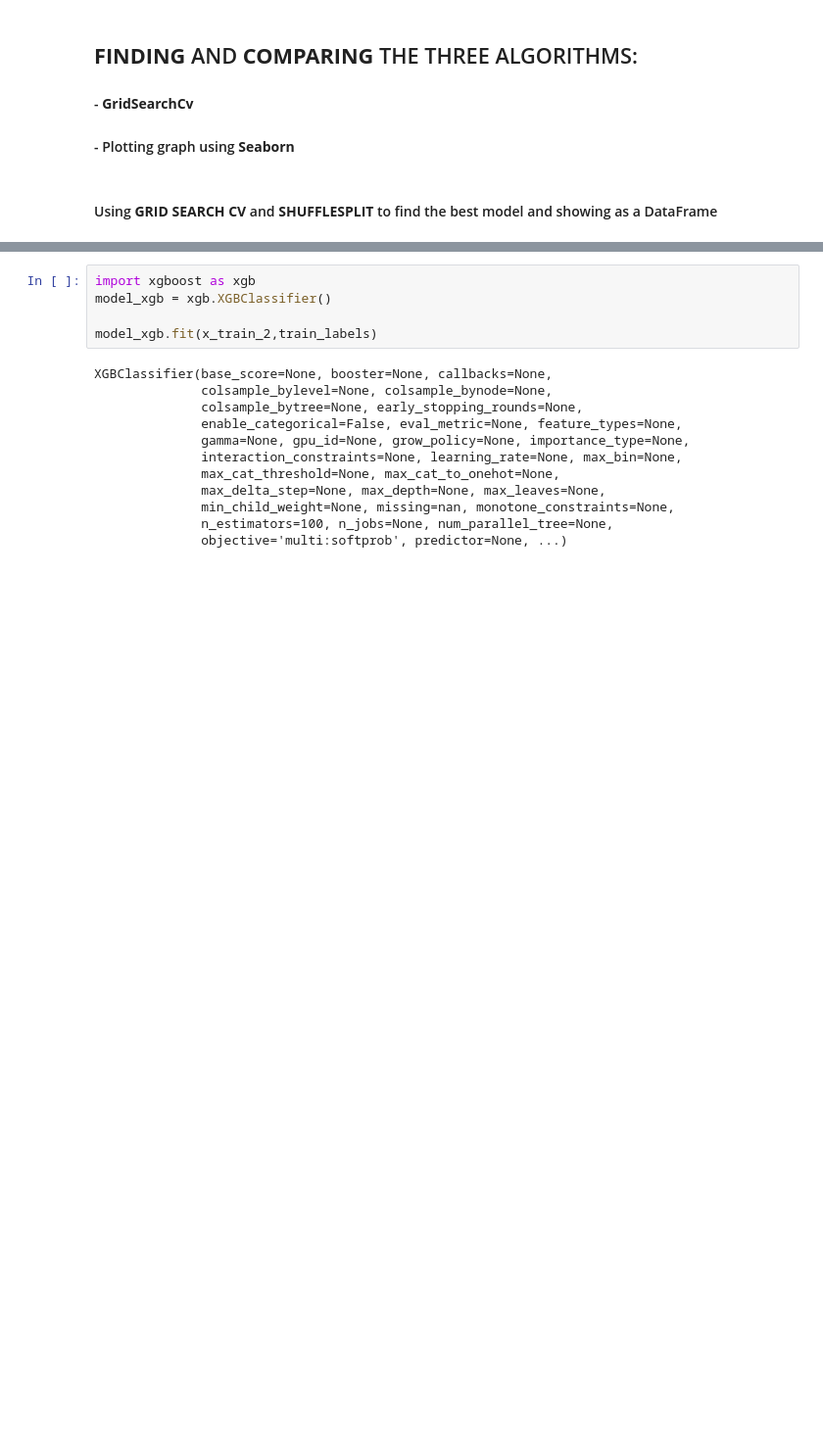
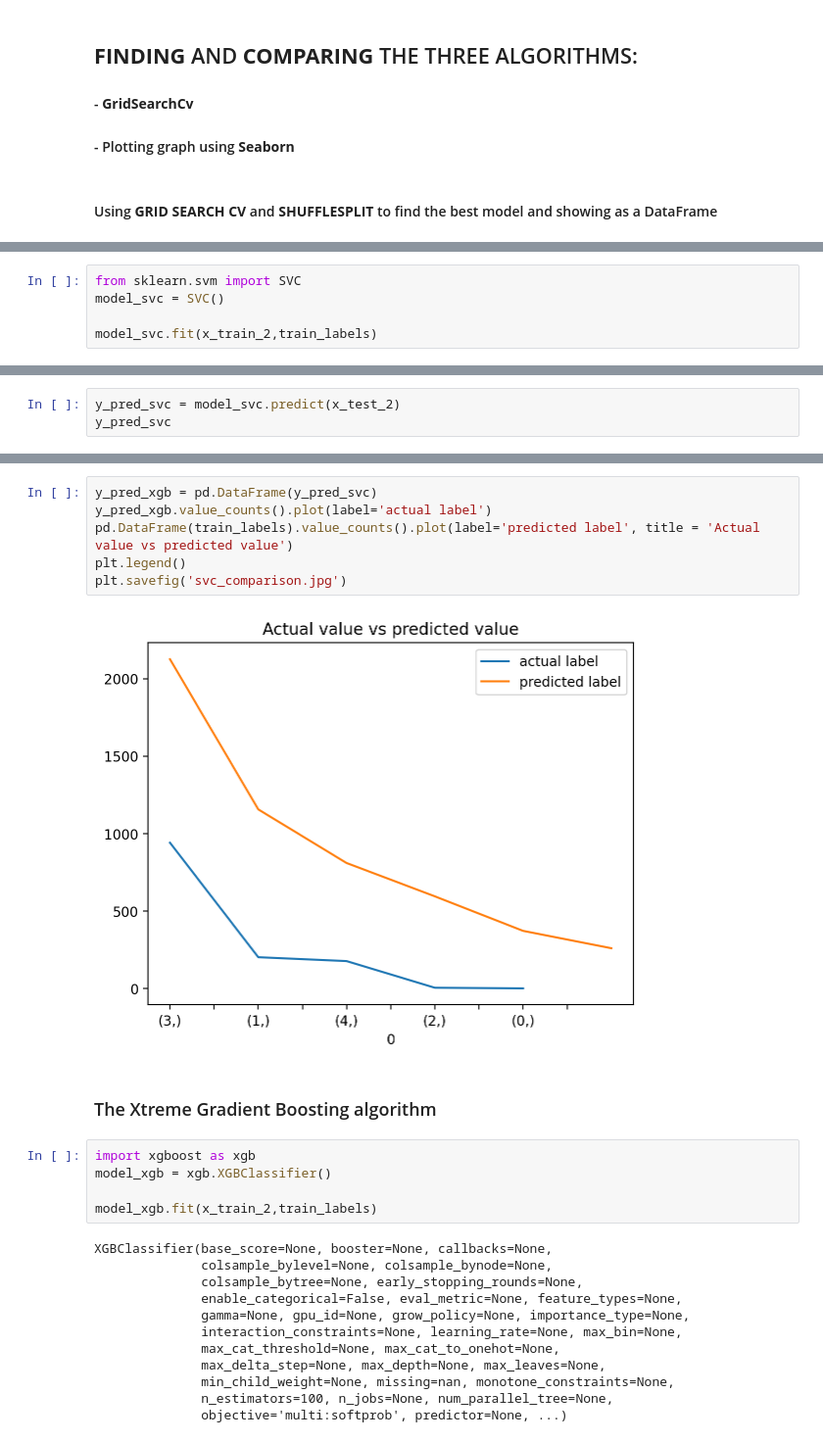
Before and after one commit to Taoheed-O/CassavaDiseasesClassification-image-, a Jupyter notebook: CassavaDiseasesClassification.ipynb, the cells around one changed output, grey strips where cells are left out. Shown: that part at 98% size. Saved outputs shown, nothing was run; the diff lists cells and outputs as text; blank space fills up the shorter version.

```diff
--- a/CassavaDiseasesClassification.ipynb
+++ b/CassavaDiseasesClassification.ipynb
@@ -602,0 +584,5 @@ pd.DataFrame(acc_dict.values(), index=acc_dict.keys(), columns=["accuracy"]).plo
+# %%
+from sklearn.svm import SVC
+model_svc = SVC()
+
+model_svc.fit(x_train_2,train_labels)
@@ -602,0 +591,3 @@ pd.DataFrame(acc_dict.values(), index=acc_dict.keys(), columns=["accuracy"]).plo
+# %%
+y_pred_svc = model_svc.predict(x_test_2)
+y_pred_svc
@@ -603,3 +633,13 @@ pd.DataFrame(acc_dict.values(), index=acc_dict.keys(), columns=["accuracy"]).plo
+# %%
+y_pred_xgb = pd.DataFrame(y_pred_svc)
+y_pred_xgb.value_counts().plot(label='actual label')
+pd.DataFrame(train_labels).value_counts().plot(label='predicted label', title = 'Actual value vs predicted value')
+plt.legend()
+plt.savefig('svc_comparison.jpg')
+# %% [output]
+[figure, added]
+# %% [markdown]
+### The Xtreme Gradient Boosting algorithm
 # %%
 import xgboost as xgb
 model_xgb = xgb.XGBClassifier()
```
Also changed, not shown: parts of 21 cells of this notebook.
